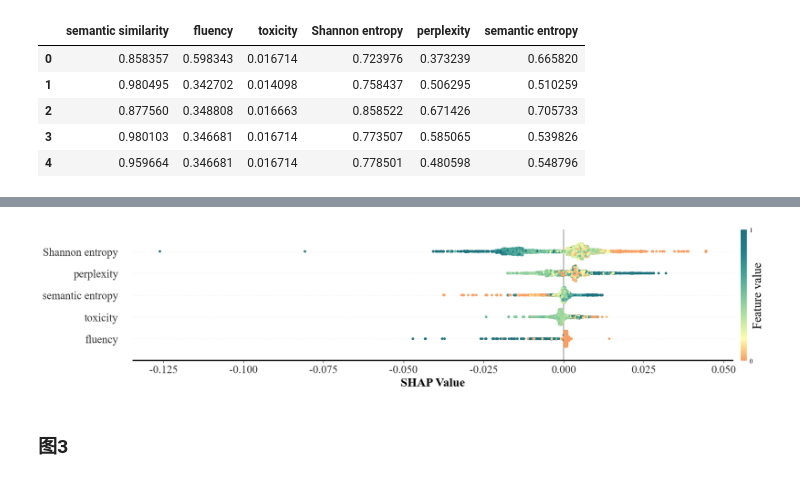
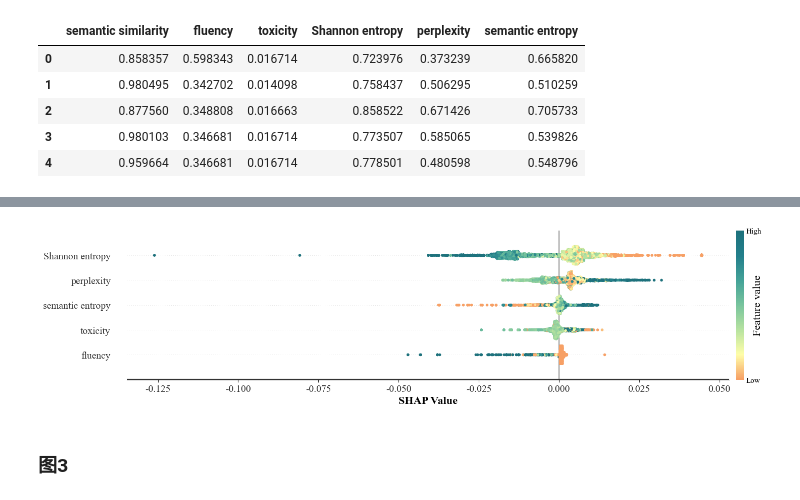
Before and after one commit to Computational-social-science/WSC, a Jupyter notebook: SHAP/Data Processing and Visualization.ipynb, the cells around one changed output, grey strips where cells are left out. Cells and saved outputs as stored; diff of their text form; code cells hidden in the pictures.

```diff
--- a/SHAP/Data Processing and Visualization.ipynb
+++ b/SHAP/Data Processing and Visualization.ipynb
@@ -249,7 +249,6 @@ import numpy as np
 import seaborn as sns
 from matplotlib.colors import LinearSegmentedColormap
 
-plt.style.use('default')
 plt.rcParams['font.sans-serif']=['SimHei']
 plt.rcParams['axes.unicode_minus']=False
 plt.rcParams['font.size'] = 8
@@ -280,8 +279,8 @@ cbar = cax.collections[0].colorbar
 vmin, vmax = data_array.min(), data_array.max()
 cbar.set_ticks([vmin, vmax])
 cbar.set_ticklabels(['Low', 'High'])
-cbar.ax.tick_params(labelsize=14)
-cbar.set_label("Likelihood", labelpad=-10, fontsize=18)
+cbar.ax.tick_params(labelsize=16, size=0)
+cbar.set_label("Likelihood", labelpad=-16, size=18)
 
 # 在格子中添加文本
 for i in range(data_array.shape[0]):
@@ -290,7 +289,7 @@ for i in range(data_array.shape[0]):
         ax.text(j + 0.5, i + 0.5, tokens[j], ha="center", va="center", color="black", fontsize=20)
 
 # 设置坐标轴标签
-ax.set_xlabel(r'Tokens $t$', fontsize=20)
+ax.set_xlabel('Tokens', fontsize=20, fontdict={'weight': 'bold'})
 
 ax.tick_params(axis='x', labelsize=16)
 
@@ -371,25 +370,29 @@ data['pred'] = model.predict(data[cols])
 # print(data['pred'].mean())
 
 # summary_plot++++++++++++++++++++++++++++++++++++++++++++++++++++++++++++++++++++++++++++++++++++++++++++++++++++++++++++
-## 色系一
 clist = ["#F7A065", "#fffea9", "#b7e3a0", "#78c49d", "#44a298","#237f8b","#1D717C"]
-## 色系二
-# clist = ['#053061', '#2166ac', '#4393c3', '#92c5de', '#d1e5f0', '#f7f7f7', '#fddbc7', '#f4a582', '#d6604d', '#b2182b', '#67001f']
-## 色系三
-#RdYlGn_r
 newcmp = LinearSegmentedColormap.from_list('chaos', clist)
 
 # 生成 SHAP summary_plot
 plt.figure()
-plt.rcParams.update({'font.family': 'Times New Roman'})
-shap.summary_plot(shap_values, show=False, cmap=newcmp, use_log_scale=False, sort=True, alpha=1, plot_size=(18, 6*0.618))
+# plt.rcParams.update({'font.family': 'Times New Roman'})
+shap.summary_plot(shap_values,
+                  show=False,
+                  cmap=newcmp,
+                  use_log_scale=False,
+                  sort=True,
+                  alpha=1,
+                  plot_size=(16, 6*0.618),
+                  color_bar=True
+                  )
 
 # 修改 x 轴和 y 轴刻度标签的字体大小
-plt.xticks(fontsize=18)   # 设置 x 轴刻度位置和字体大小
-plt.yticks(fontsize=18)  # 设置 y 轴刻度标签的字体大小
+plt.xticks(fontsize=14, fontweight='medium', fontfamily='Times New Roman')  # 设置 x 轴刻度字体大小、粗细和字体
+plt.yticks(fontsize=14, fontweight='medium', fontfamily='Times New Roman')  # 设置 y 轴刻度字体大小、粗细和字体
+
 
 # 修改x轴标签
-plt.xlabel('SHAP Value', fontsize=20, fontdict={'weight': 'bold'})  # 修改x轴标签的内容和字体大小
+plt.xlabel('SHAP Value', fontsize=16, fontdict={'weight': 'bold'})  # 修改x轴标签的内容和字体大小
 
 # 获取当前轴对象
 ax = plt.gca()
@@ -408,4 +412,4 @@ plt.show()
-[figure, old version]
+[figure, new version]
 # %% [markdown]
 ### 图3
 # %%
```
Also changed, not shown: parts of 3 cells of this notebook, 3 other files.
